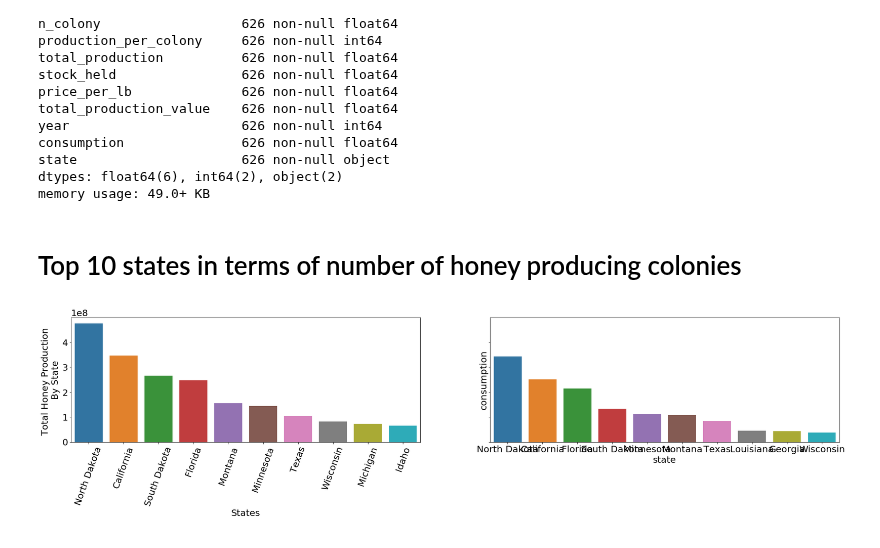
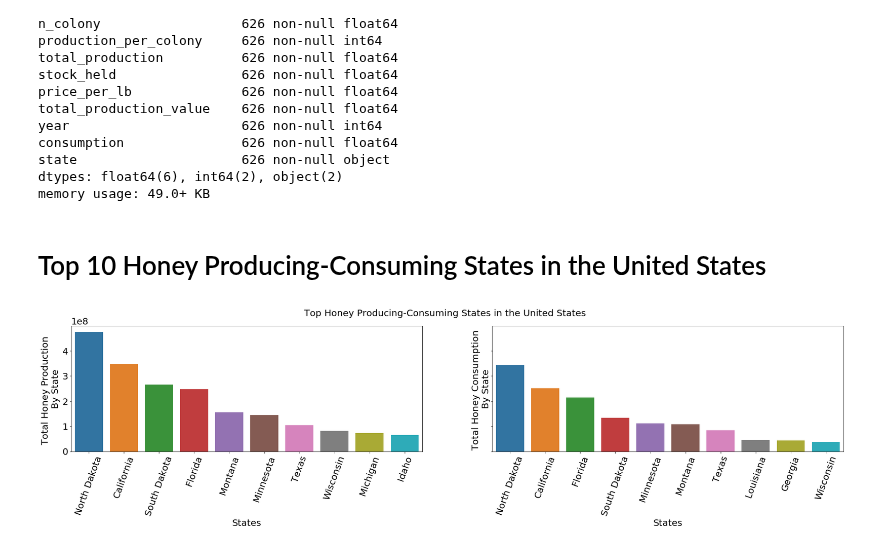
Before and after one commit to sominw/Kaggle, a Jupyter notebook: HoneyProductionDataset/HoneyProductionViz.ipynb, the cells around one changed output. Saved outputs shown, nothing was run; the diff lists cells and outputs as text; code cells hidden in the pictures.

```diff
--- a/HoneyProductionDataset/HoneyProductionViz.ipynb
+++ b/HoneyProductionDataset/HoneyProductionViz.ipynb
@@ -135,22 +135,21 @@ consumption               626 non-null float64
 state                     626 non-null object
 dtypes: float64(6), int64(2), object(2)
 memory usage: 49.0+ KB
-# %% [markdown]
-# Top 10 states in terms of number of honey producing colonies
+# %% [markdown]
+# Top 10 Honey Producing-Consuming States in the United States
 # %%
 top10_states_by_production = data[['state','total_production']].groupby('state').sum().sort_values(by='total_production', ascending=False).head(10).reset_index()
 top10_states_by_consumption = data[['state','consumption']].groupby('state').sum().sort_values(by='consumption', ascending=False).head(10).reset_index()
 
 f, (ax1, ax2) = plt.subplots(1,2, figsize = (30,5), sharey=True)
 
+plt.suptitle("Top Honey Producing-Consuming States in the United States")
 sns.barplot(data=top10_states_by_production, x='state', y='total_production', ax=ax1)
+ax1.set(xlabel='States', ylabel='Total Honey Production \nBy State')
 sns.barplot(data=top10_states_by_consumption, x='state', y='consumption', ax=ax2)
-ax2.se
-ax1.set(xlabel='States', ylabel='Total Honey Production \nBy State')
+ax2.set(xlabel='States', ylabel='Total Honey Consumption \nBy State')
 plt.setp(ax1.xaxis.get_majorticklabels(), rotation=70)
-#plt.figure(figsize=(25,5))
-#plt.ylabel("Number of \nHoney-Producing Colonies")
-#plt.xlabel("State")
+plt.setp(ax2.xaxis.get_majorticklabels(), rotation=70)
 plt.show()
 # %% [output]
-[figure, old version]
+[figure, new version]
```
Also changed, not shown: parts of 3 cells of this notebook.
